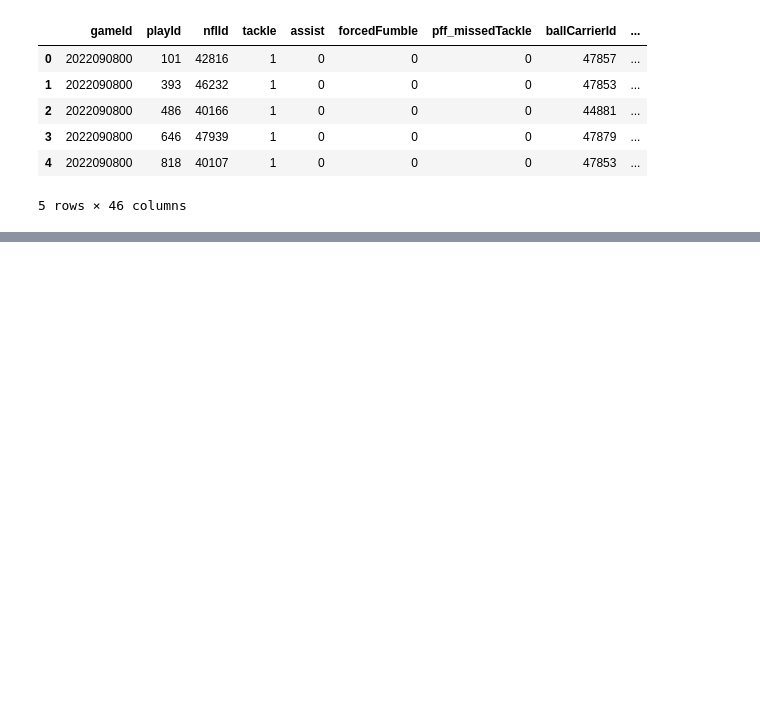
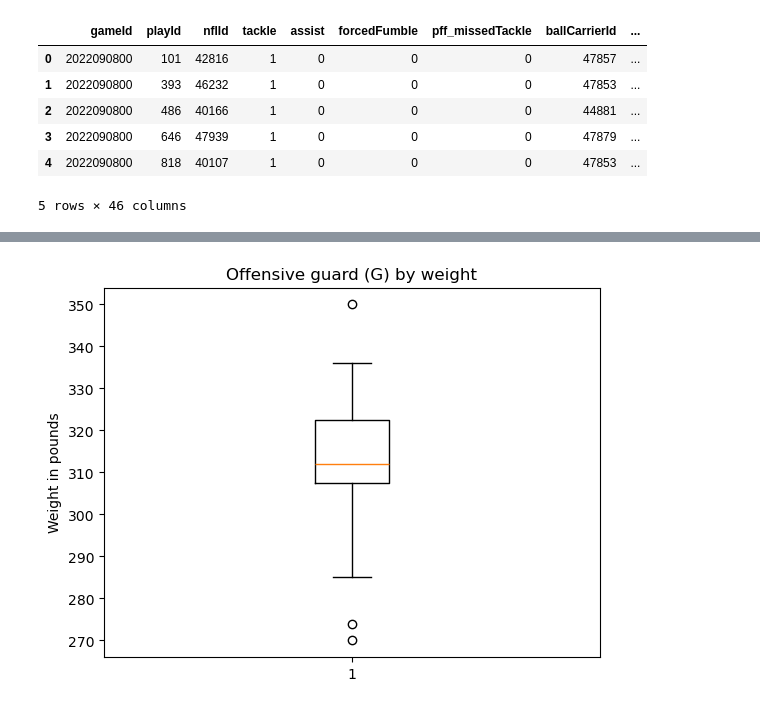
Before and after one commit to sesh9096/csci4502project, a Jupyter notebook: src/offensive-strategies.ipynb, the cells around one changed output, grey strips where cells are left out. Cells and saved outputs as stored; diff of their text form; code cells hidden in the pictures; blank space fills up the shorter version.

```diff
--- a/src/offensive-strategies.ipynb
+++ b/src/offensive-strategies.ipynb
@@ -76,0 +117,8 @@ tackle_plays.head()
+# %%
+df_guards = players[players.position == 'G']
+plt.boxplot(df_guards.weight)
+plt.title('Offensive guard (G) by weight')
+plt.ylabel('Weight in pounds')
+plt.show()
+# %% [output]
+[figure, added]
```
Also changed, not shown: parts of 15 cells of this notebook.
